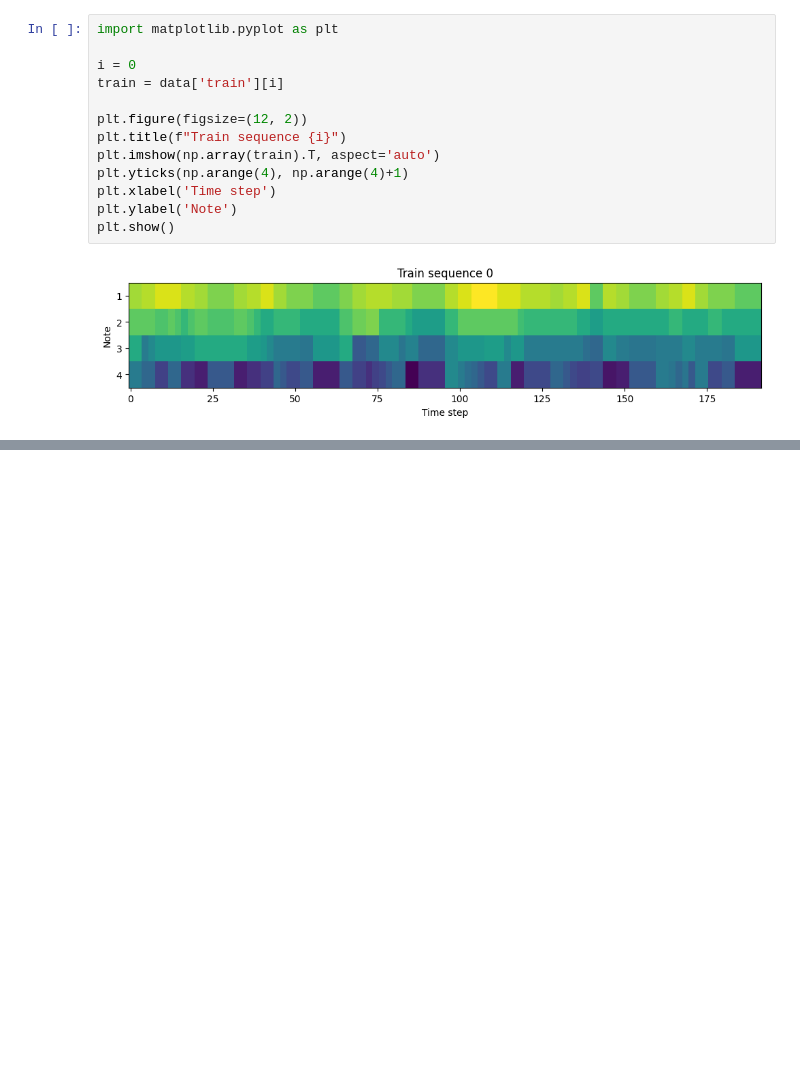
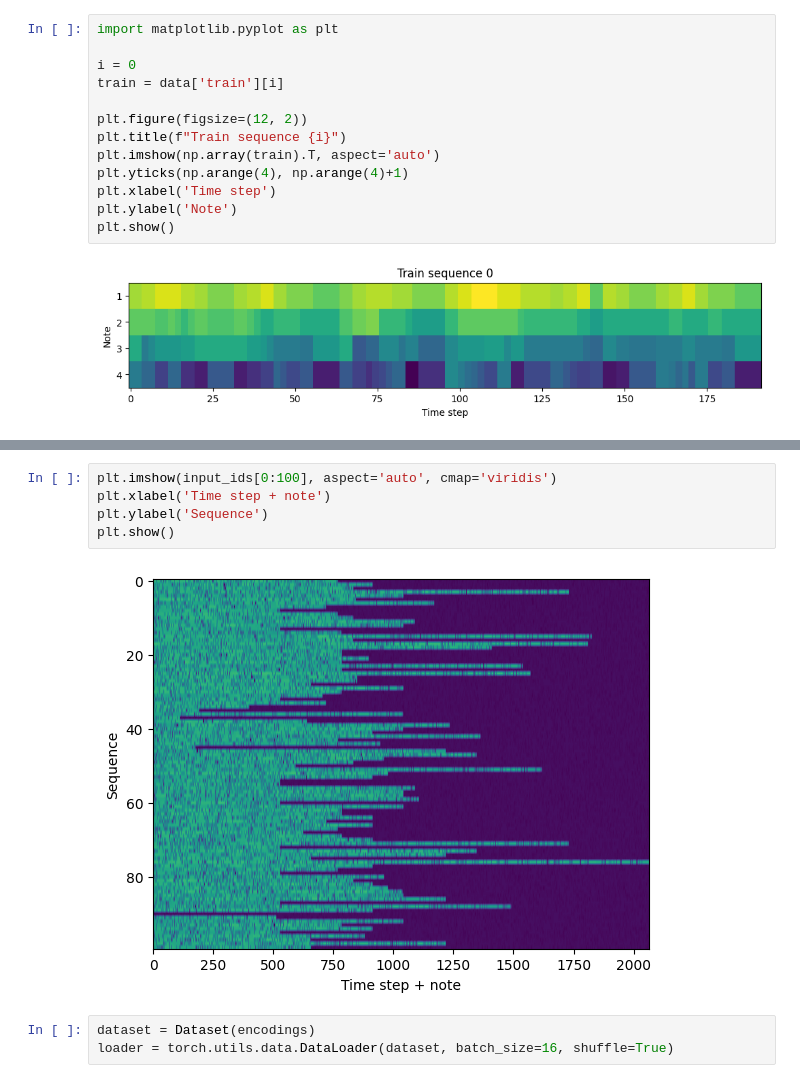
Before and after one commit to freek1/music-transformer, a Jupyter notebook: main.ipynb, the cells around one changed output, grey strips where cells are left out. Drawn from its saved outputs; the diff is of its cells as text; blank space fills up the shorter version.

```diff
--- a/main.ipynb
+++ b/main.ipynb
@@ -32,0 +107,10 @@ plt.show()
+# %%
+plt.imshow(input_ids[0:100], aspect='auto', cmap='viridis')
+plt.xlabel('Time step + note')
+plt.ylabel('Sequence')
+plt.show()
+# %% [output]
+[figure, added]
+# %%
+dataset = Dataset(encodings)
+loader = torch.utils.data.DataLoader(dataset, batch_size=16, shuffle=True)
```
Also changed, not shown: parts of 4 cells of this notebook, 6 other files.
